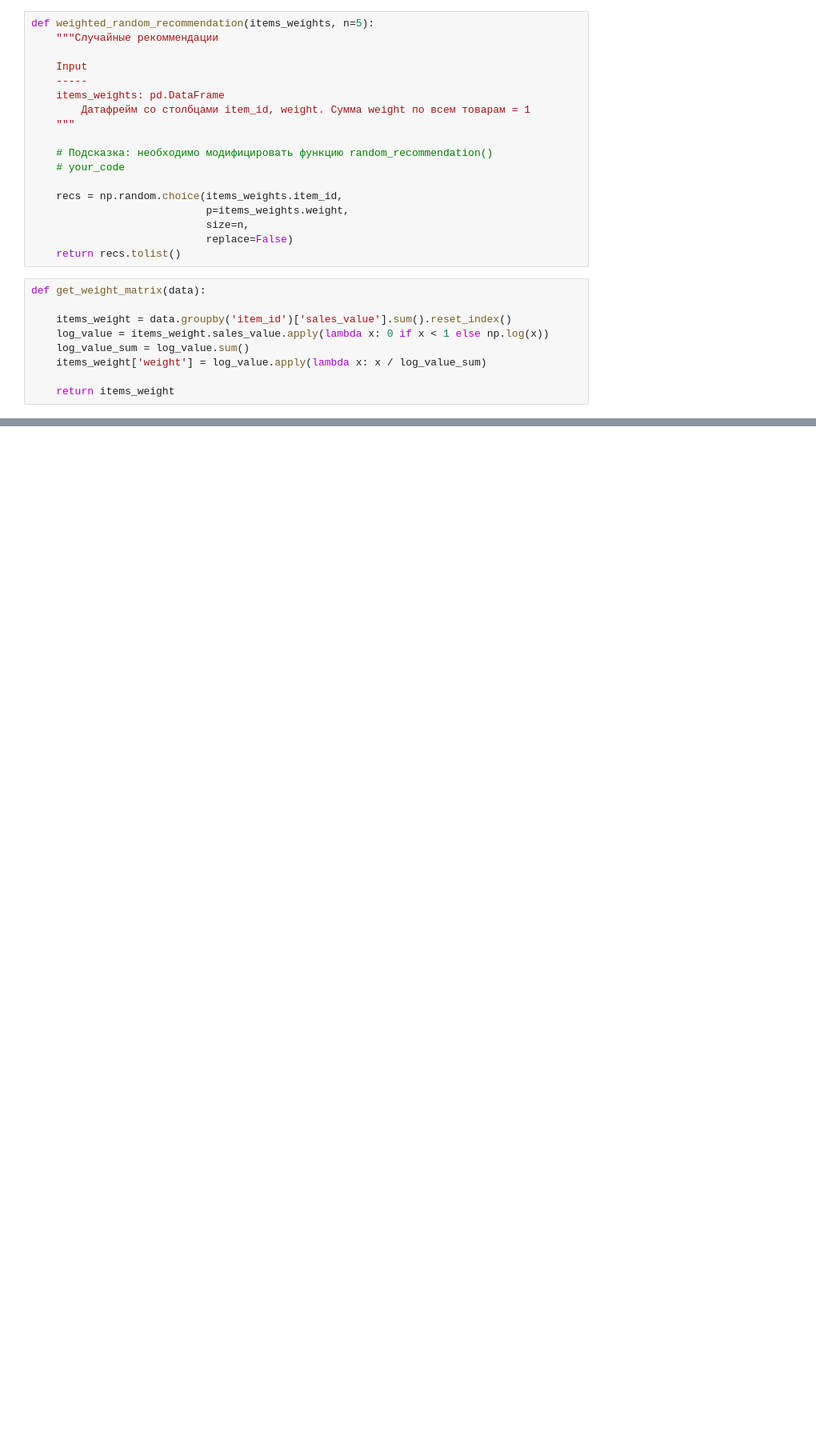
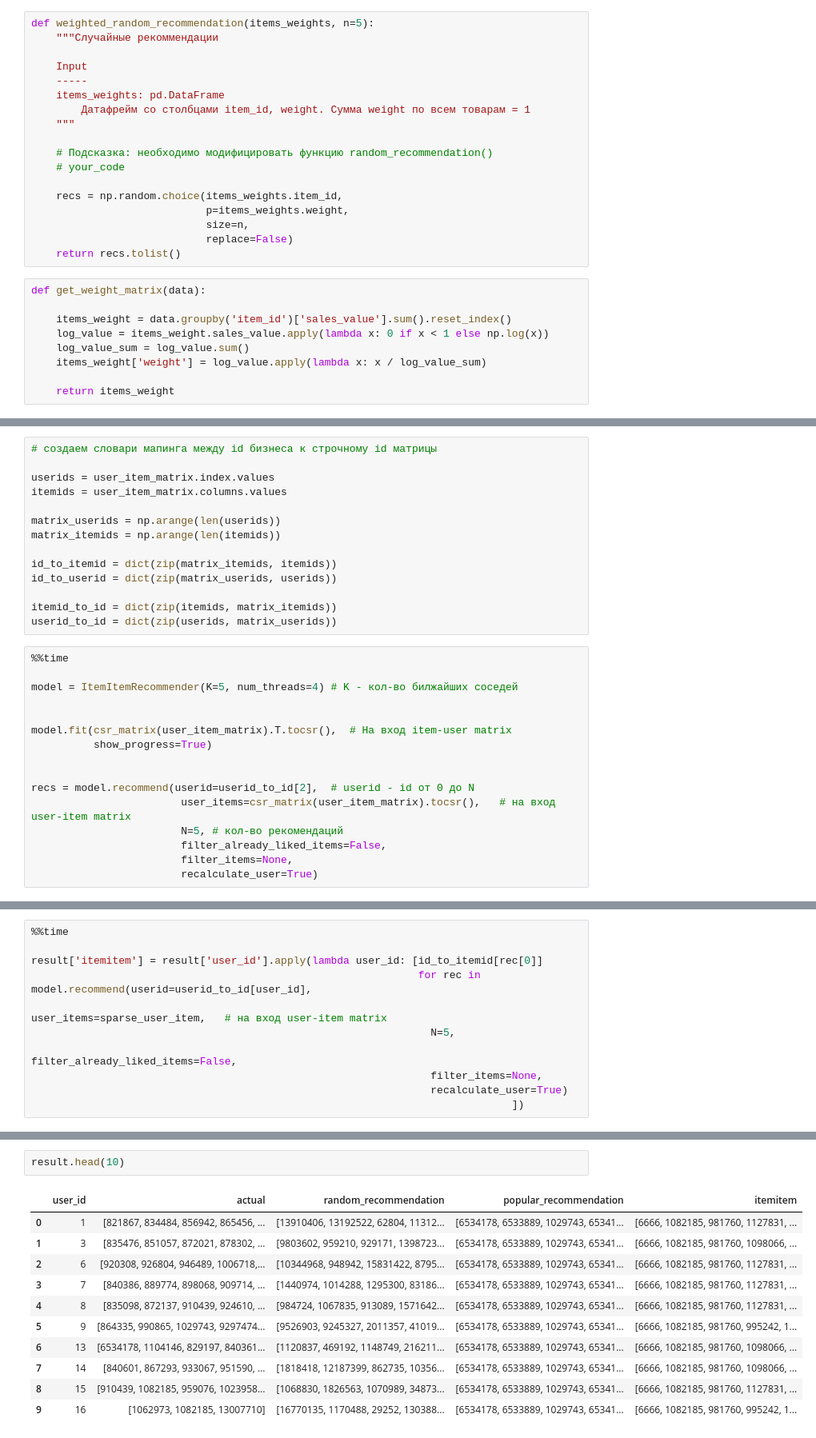
Before and after one commit to Ksenia-90/recommender_systems, a Jupyter notebook: HW_2_.ipynb, the cells around one changed output, grey strips where cells are left out. Shown: that part at 80% size. Drawn from its saved outputs; the diff is of its cells as text; blank space fills up the shorter version.

```diff
--- a/HW_2_.ipynb
+++ b/HW_2_.ipynb
@@ -93,0 +235,30 @@ items_weight.weight.sum()
+# %%
+# создаем словари мапинга между id бизнеса к строчному id матрицы
+
+userids = user_item_matrix.index.values
+itemids = user_item_matrix.columns.values
+
+matrix_userids = np.arange(len(userids))
+matrix_itemids = np.arange(len(itemids))
+
+id_to_itemid = dict(zip(matrix_itemids, itemids))
+id_to_userid = dict(zip(matrix_userids, userids))
+
+itemid_to_id = dict(zip(itemids, matrix_itemids))
+userid_to_id = dict(zip(userids, matrix_userids))
+# %%
+%%time
+
+model = ItemItemRecommender(K=5, num_threads=4) # K - кол-во билжайших соседей
+
+
+model.fit(csr_matrix(user_item_matrix).T.tocsr(),  # На вход item-user matrix
+          show_progress=True)
+
+
+recs = model.recommend(userid=userid_to_id[2],  # userid - id от 0 до N
+                        user_items=csr_matrix(user_item_matrix).tocsr(),   # на вход user-item matrix
+                        N=5, # кол-во рекомендаций
+                        filter_already_liked_items=False,
+                        filter_items=None,
+                        recalculate_user=True)
@@ -93,0 +280,11 @@ items_weight.weight.sum()
+# %%
+%%time
+
+result['itemitem'] = result['user_id'].apply(lambda user_id: [id_to_itemid[rec[0]]
+                                                              for rec in model.recommend(userid=userid_to_id[user_id],
+                                                                user_items=sparse_user_item,   # на вход user-item matrix
+                                                                N=5,
+                                                                filter_already_liked_items=False,
+                                                                filter_items=None,
+                                                                recalculate_user=True)
+                                                                             ])
@@ -93,0 +294,14 @@ items_weight.weight.sum()
+# %%
+result.head(10)
+# %% [output]
+|  | user_id | actual | random_recommendation | popular_recommendation | itemitem |
+| 0 | 1 | [821867, 834484, 856942, 865456, ... | [13910406, 13192522, 62804, 11312... | [6534178, 6533889, 1029743, 65341... | [6666, 1082185, 981760, 1127831, ... |
+| 1 | 3 | [835476, 851057, 872021, 878302, ... | [9803602, 959210, 929171, 1398723... | [6534178, 6533889, 1029743, 65341... | [6666, 1082185, 981760, 1098066, ... |
+| 2 | 6 | [920308, 926804, 946489, 1006718,... | [10344968, 948942, 15831422, 8795... | [6534178, 6533889, 1029743, 65341... | [6666, 1082185, 981760, 1127831, ... |
+| 3 | 7 | [840386, 889774, 898068, 909714, ... | [1440974, 1014288, 1295300, 83186... | [6534178, 6533889, 1029743, 65341... | [6666, 1082185, 981760, 1127831, ... |
+| 4 | 8 | [835098, 872137, 910439, 924610, ... | [984724, 1067835, 913089, 1571642... | [6534178, 6533889, 1029743, 65341... | [6666, 1082185, 981760, 1127831, ... |
+| 5 | 9 | [864335, 990865, 1029743, 9297474... | [9526903, 9245327, 2011357, 41019... | [6534178, 6533889, 1029743, 65341... | [6666, 1082185, 981760, 995242, 1... |
+| 6 | 13 | [6534178, 1104146, 829197, 840361... | [1120837, 469192, 1148749, 216211... | [6534178, 6533889, 1029743, 65341... | [6666, 1082185, 981760, 1098066, ... |
+| 7 | 14 | [840601, 867293, 933067, 951590, ... | [1818418, 12187399, 862735, 10356... | [6534178, 6533889, 1029743, 65341... | [6666, 1082185, 981760, 1098066, ... |
+| 8 | 15 | [910439, 1082185, 959076, 1023958... | [1068830, 1826563, 1070989, 34873... | [6534178, 6533889, 1029743, 65341... | [6666, 1082185, 981760, 1127831, ... |
+| 9 | 16 | [1062973, 1082185, 13007710] | [16770135, 1170488, 29252, 130388... | [6534178, 6533889, 1029743, 65341... | [6666, 1082185, 981760, 995242, 1... |
```
Also changed, not shown: parts of 50 cells of this notebook.
